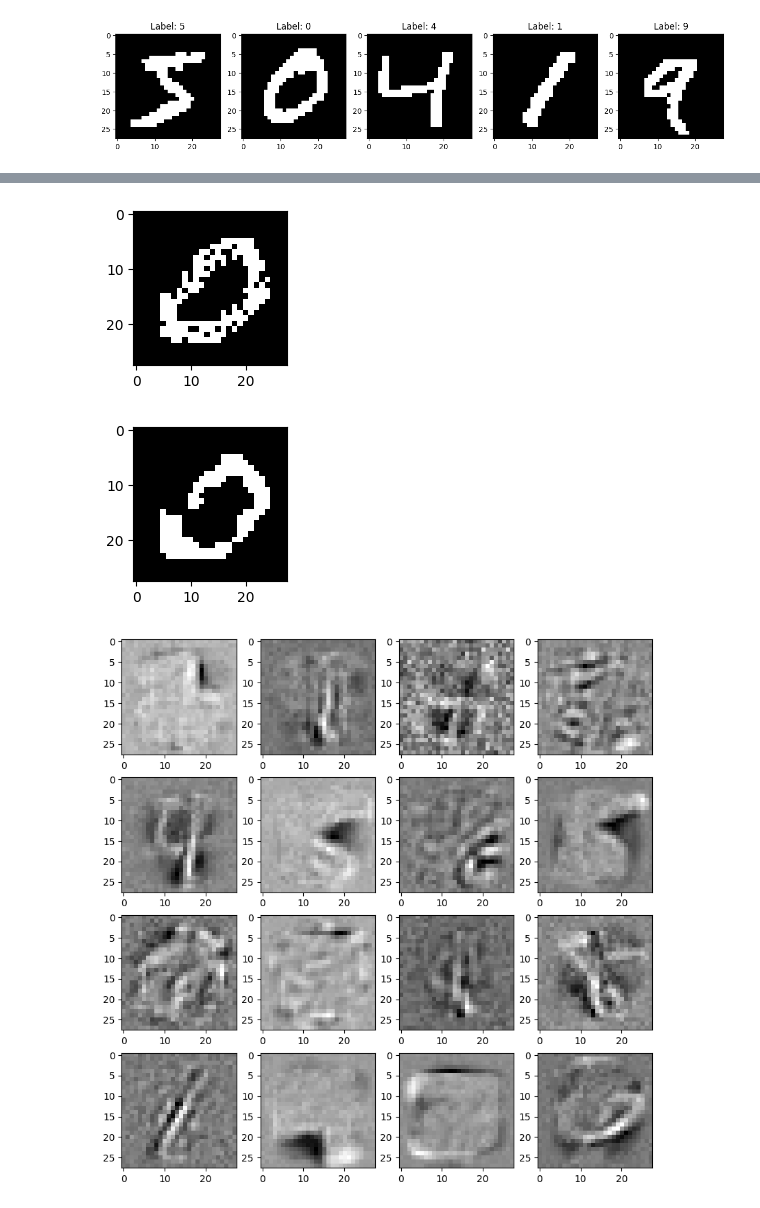
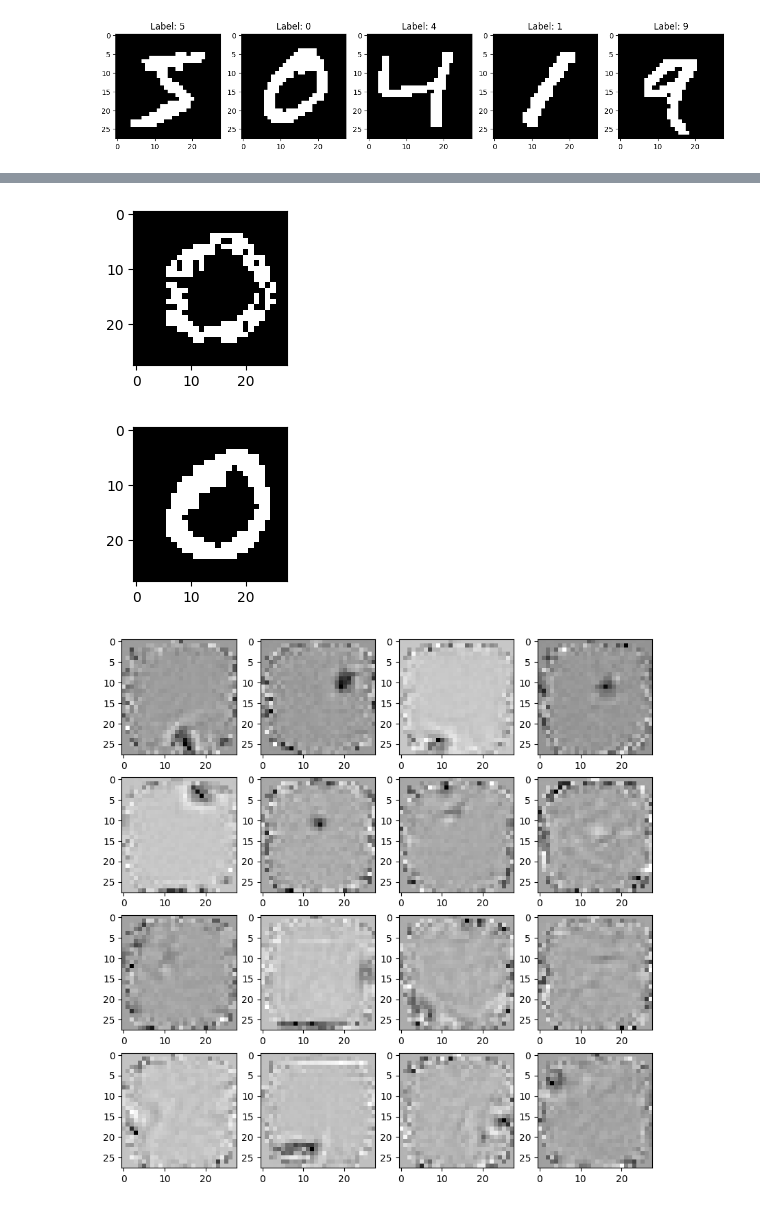
Before and after one commit to joeagriffith/ml-learning, a Jupyter notebook: Deep_Learning/Experimental/Boltzmann/mnist/rbm.ipynb, the cells around one changed output, grey strips where cells are left out. Drawn from its saved outputs; the diff is of its cells as text; code cells hidden in the pictures.

```diff
--- a/Deep_Learning/Experimental/Boltzmann/mnist/rbm.ipynb
+++ b/Deep_Learning/Experimental/Boltzmann/mnist/rbm.ipynb
@@ -128,7 +132,7 @@ def train(
         errors.append(sum(epoch_errors)/len(epoch_errors))
         losses.append(sum(epoch_losses)/len(epoch_losses))
 # %%
-model = RestrictedBoltzmannMachine(784, 500, temp_k=0.1, device=device)
+model = RestrictedBoltzmannMachine(784, 500, device=device)
 errors = []
 losses = []
 # %%
@@ -168,24 +176,25 @@ plt.imshow(np.squeeze(x.cpu().numpy()), cmap='gray')
 plt.show()
 
 # x = model.reconstruct(x.view(1, -1), max_steps=100, mean_field=False).view(1, 28, 28)
-x = model(x.flatten(1), steps=10).view(1, 28, 28)
+state = model.init_state(x.flatten(1), mean_field=False)
+model(state, steps=100)
 
 # show x
 plt.figure(figsize=(2,2))
-plt.imshow(np.squeeze(x.cpu().detach().numpy()), cmap='gray')
+plt.imshow(np.squeeze(state[0].view(1,28,28).cpu().detach().numpy()), cmap='gray')
 plt.show()
 # %% [output]
-[figure, old version]
+[figure, new version]
-[figure, old version]
+[figure, new version]
 # %%
 # view first 16 features
-features = model.weights.T[:16,:].view(16, 28, 28)
+features = model.weights[:16,:].view(16, 28, 28)
 
 fig, axs = plt.subplots(4, 4, figsize=(10, 10))
 for i in range(4):
     for j in range(4):
         axs[i, j].imshow(np.squeeze(features[i*4+j].cpu().detach().numpy()), cmap='gray')
 plt.show()
 # %% [output]
-[figure, old version]
+[figure, new version]
 # %%
```
Also changed, not shown: parts of 3 cells of this notebook, 1 other file.
